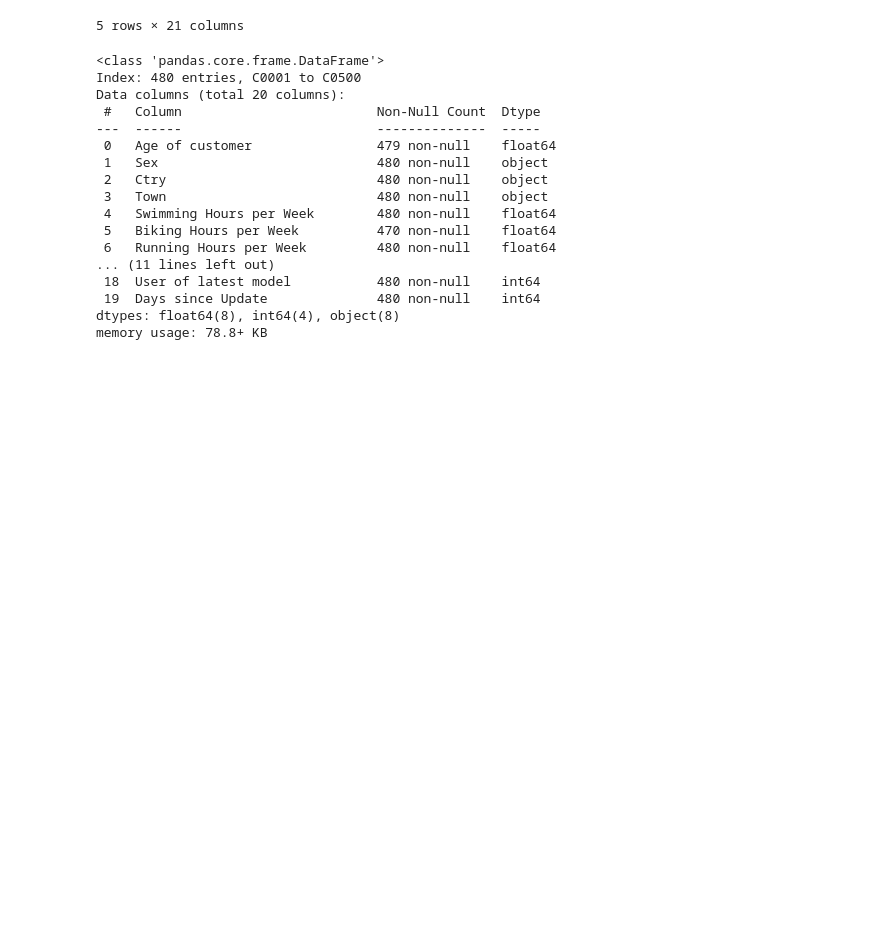
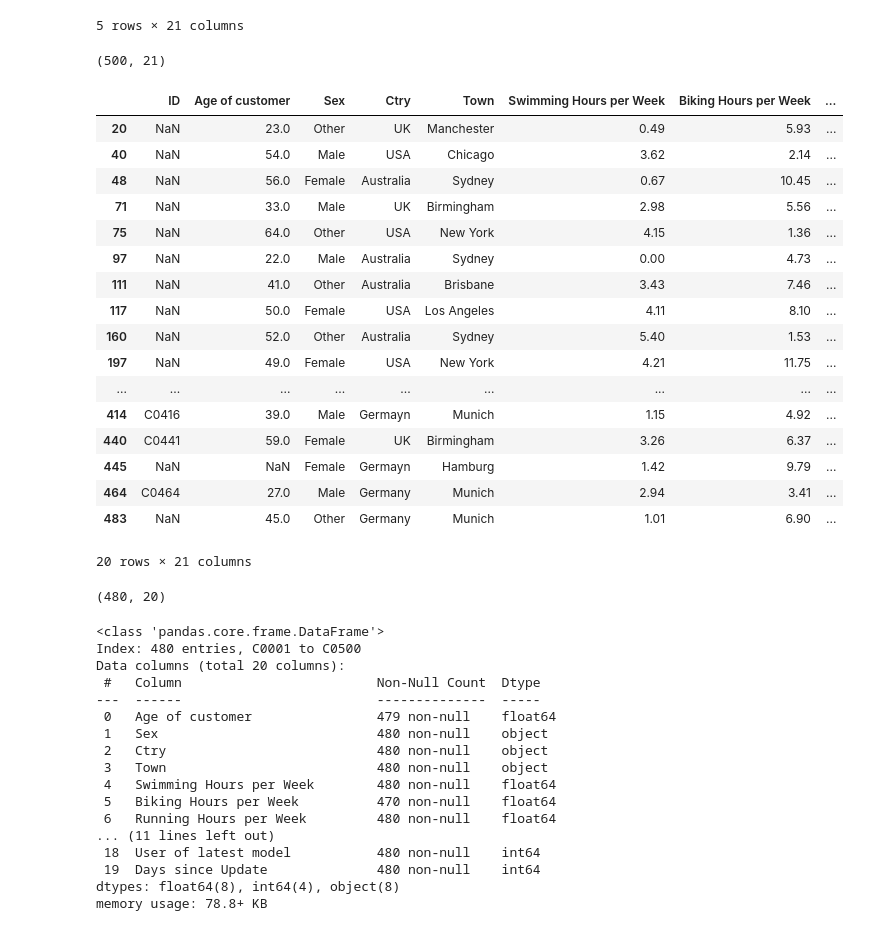
Before and after one commit to MarioKrupinski/Introduction-to-Data-Science-AI, a Jupyter notebook: notebooks/preparation.ipynb, the cells around one changed output. Cells and saved outputs as stored; diff of their text form; code cells hidden in the pictures; blank space fills up the shorter version.

```diff
--- a/notebooks/preparation.ipynb
+++ b/notebooks/preparation.ipynb
@@ -1236,10 +1908,39 @@ df_test.head()
 | 3 | C0004 | 24.0 | Other | Germany | Hamburg | 3.22 | 10.54 | ... |
 | 4 | C0005 | 53.0 | Male | USA | Los Angeles | 3.15 | 3.03 | ... |
 5 rows × 21 columns
+# %%
+df_test.shape
+# %% [output]
+(500, 21)
+# %%
+df_test[df_test.duplicated(subset='ID')]
+# %% [output]
+|  | ID | Age of customer | Sex | Ctry | Town | Swimming Hours per Week | Biking Hours per Week | ... |
+| 20 | NaN | 23.0 | Other | UK | Manchester | 0.49 | 5.93 | ... |
+| 40 | NaN | 54.0 | Male | USA | Chicago | 3.62 | 2.14 | ... |
+| 48 | NaN | 56.0 | Female | Australia | Sydney | 0.67 | 10.45 | ... |
+| 71 | NaN | 33.0 | Male | UK | Birmingham | 2.98 | 5.56 | ... |
+| 75 | NaN | 64.0 | Other | USA | New York | 4.15 | 1.36 | ... |
+| 97 | NaN | 22.0 | Male | Australia | Sydney | 0.00 | 4.73 | ... |
+| 111 | NaN | 41.0 | Other | Australia | Brisbane | 3.43 | 7.46 | ... |
+| 117 | NaN | 50.0 | Female | USA | Los Angeles | 4.11 | 8.10 | ... |
+| 160 | NaN | 52.0 | Other | Australia | Sydney | 5.40 | 1.53 | ... |
+| 197 | NaN | 49.0 | Female | USA | New York | 4.21 | 11.75 | ... |
+| ... | ... | ... | ... | ... | ... | ... | ... | ... |
+| 414 | C0416 | 39.0 | Male | Germayn | Munich | 1.15 | 4.92 | ... |
+| 440 | C0441 | 59.0 | Female | UK | Birmingham | 3.26 | 6.37 | ... |
+| 445 | NaN | NaN | Female | Germayn | Hamburg | 1.42 | 9.79 | ... |
+| 464 | C0464 | 27.0 | Male | Germany | Munich | 2.94 | 3.41 | ... |
+| 483 | NaN | 45.0 | Other | Germany | Munich | 1.01 | 6.90 | ... |
+20 rows × 21 columns
 # %%
 df_test.dropna(subset=['User of latest model'], inplace=True)
 df_test.drop_duplicates(subset='ID', inplace=True)
 df_test.set_index("ID", inplace=True)
+# %%
+df_test.shape
+# %% [output]
+(480, 20)
 # %%
 df_test['Most current software update'] = pd.to_datetime(df_test['Most current software update'])
 df_test['Days since Update'] = (pd.Timestamp.today() - df_test['Most current software update']).dt.days
```
Also changed, not shown: parts of 72 cells of this notebook, 2 other files.
